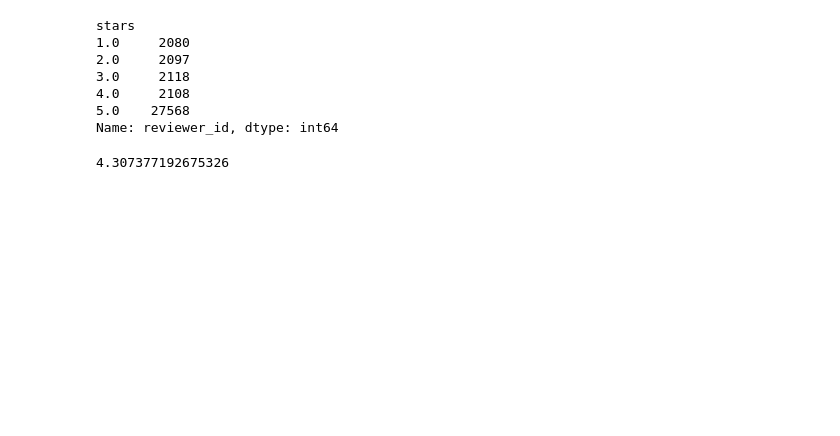
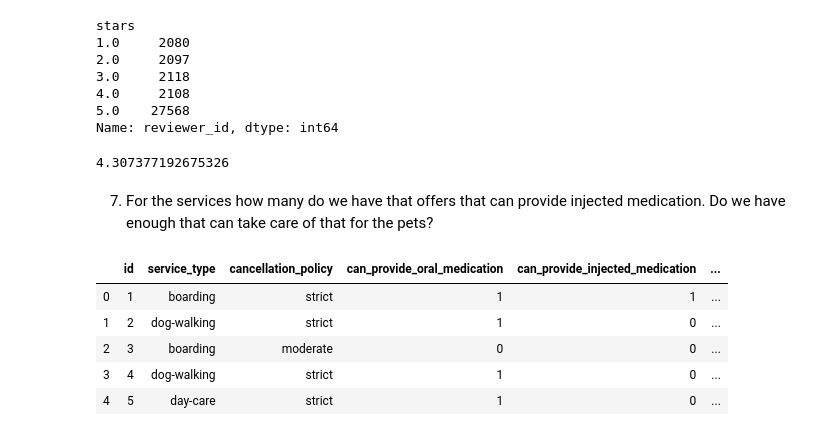
Before and after one commit to liliana3186/BookingAnalysisPandas, a Jupyter notebook: DataAnalysisPandas.ipynb, the cells around one changed output. Saved outputs shown, nothing was run; the diff lists cells and outputs as text; code cells hidden in the pictures; blank space fills up the shorter version.

```diff
--- a/DataAnalysisPandas.ipynb
+++ b/DataAnalysisPandas.ipynb
@@ -267,3 +237,15 @@ Name: reviewer_id, dtype: int64
 conversations_review["stars"].mean()
 # %% [output]
 4.307377192675326
+# %% [markdown]
+7) For the services how many do we have that offers that can provide injected medication. Do we have enough that can take care of that for the pets?
+# %%
+# Let's take a look of the data in services
+services_service.head()
+# %% [output]
+|  | id | service_type | cancellation_policy | can_provide_oral_medication | can_provide_injected_medication | ... |
+| 0 | 1 | boarding | strict | 1 | 1 | ... |
+| 1 | 2 | dog-walking | strict | 1 | 0 | ... |
+| 2 | 3 | boarding | moderate | 0 | 0 | ... |
+| 3 | 4 | dog-walking | strict | 1 | 0 | ... |
+| 4 | 5 | day-care | strict | 1 | 0 | ... |
```
Also changed, not shown: parts of 9 cells of this notebook.
